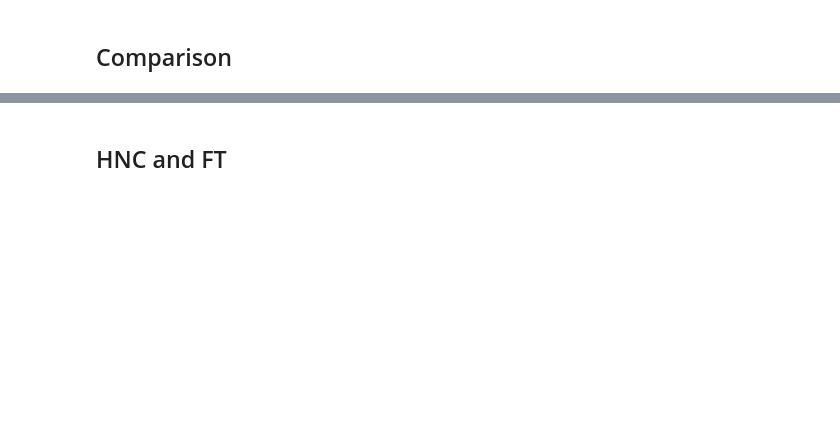
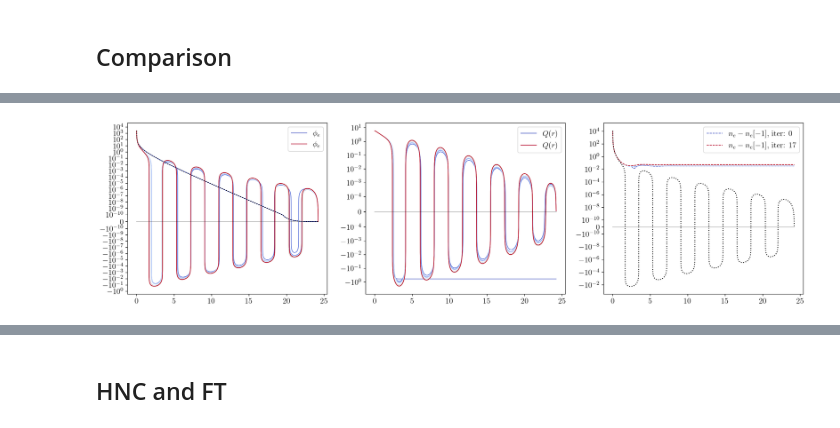
Before and after one commit to ZachAJohnson/OFAA, a Jupyter notebook: jupyter/TF_NPA-2T_FT.ipynb, the cells around one changed output, grey strips where cells are left out. Cells and saved outputs as stored; diff of their text form; code cells hidden in the pictures; blank space fills up the shorter version.

```diff
--- a/jupyter/TF_NPA-2T_FT.ipynb
+++ b/jupyter/TF_NPA-2T_FT.ipynb
@@ -292,38 +351,40 @@ def plot_convergence(aa, axs=None):
     # ax.plot(aa.grid.xs, (aa.gii)-1, 'k:')
     ax.set_yscale('symlog',linthresh=1e-4)
 
 
     # number density
     ax = axs[2]
     for i, (φe, ne, μ, ne_bar) in enumerate(zip(aa.φe_list[::slice_by_num], aa.ne_list[::slice_by_num], aa.μ_list[::slice_by_num],aa.ne_bar_list[::slice_by_num])):
         ne_TF = aa.get_ne_TF(φe, ne, μ, ne_bar)
         if i ==0 or i==len(aa.ne_list[::slice_by_num])-1:
-            ax.plot(aa.grid.xs, ne - ne_TF,linewidth=1,color=colors[i],alpha=1, label=r'$n_e/n_e^{{TF}}-1$, iter: {0}'.format(i))
+            # ax.plot(aa.grid.xs, ne - ne_TF,linewidth=1,color=colors[i],alpha=1, label=r'$n_e/n_e^{{TF}}-1$, iter: {0}'.format(i))
             # ax.plot(aa.grid.xs, ne_TF-ne_TF[-1],linewidth=1,color=colors[i],alpha=1, label=r'$n_e^{{TF}} - n_e^{{TF}}[-1]$, iter: {0}'.format(i*slice_by_num))
-            # ax.plot(aa.grid.xs, ne-ne[-1],linewidth=1,color=colors[i],linestyle='--',alpha=1, label=r'$n_e - n_e[-1]$, iter: {0}'.format(i))
+            ax.plot(aa.grid.xs, ne-0*ne[-1],linewidth=1,color=colors[i],linestyle='--',alpha=1, label=r'$n_e - n_e[-1]$, iter: {0}'.format(i))
             # pass
         else:
-            ax.plot(aa.grid.xs, ne - ne_TF, linewidth=1,linestyle='-',color=colors[i],alpha=0.5)
+            # ax.plot(aa.grid.xs, ne - ne_TF, linewidth=1,linestyle='-',color=colors[i],alpha=0.5)
             # ax.plot(aa.grid.xs, ne_TF-ne_TF[-1],linewidth=1,color=colors[i],alpha=1)
-            # ax.plot(aa.grid.xs, ne-ne[-1], linewidth=1,linestyle='--',color=colors[i],alpha=0.5)
+            ax.plot(aa.grid.xs, ne-0*ne[-1], linewidth=1,linestyle='--',color=colors[i],alpha=0.5)
 
 
             # print(np.abs(ne/ne_TF-1))
             # print(np.where( np.abs(ne/ne_TF-1)>1e-6 ))
             # print(aa.grid.xs[np.where( np.abs(ne/ne_TF-1) > 1e-8)][0]/10, 1/(np.sum(aa.grid.xs*np.abs(ne/ne_TF-1))/np.sum(np.abs(ne/ne_TF-1))))
     # ax.set_ylim()
     # ax.plot(aa.grid.xs, npa.get_ne_TF(npa.φe, npa.ne, npa.μ, npa.ne_bar) - npa.get_ne_TF(npa.φe, npa.ne, npa.μ, npa.ne_bar)[-1] , 'k:')
     ax.plot(aa.grid.xs, aa.get_ne_TF(aa.φe, aa.ne_bar*np.ones_like(aa.ne), aa.μ, aa.ne_bar) - aa.get_ne_TF(aa.φe, aa.ne_bar*np.ones_like(aa.ne), aa.μ, aa.ne_bar)[-1] , 'k:')
     ax.set_yscale('symlog',linthresh=1e-10)
     # ax.set_xscale('log')
     for ax in axs:
         ax.legend(fontsize=14)
         ax.tick_params(labelsize=14)
         ax.plot(aa.grid.xs, np.zeros_like(aa.ne),'k', alpha=0.2)
     plt.tight_layout()
 
 # plot_convergence(aa)
-plot_convergence(aaW)
+plot_convergence(npa)
+# %% [output]
+[figure, added]
 # %%
 
 colors = plt.rcParams['axes.prop_cycle'].by_key()['color']
```
Also changed, not shown: parts of 18 cells of this notebook, 33 other files.
